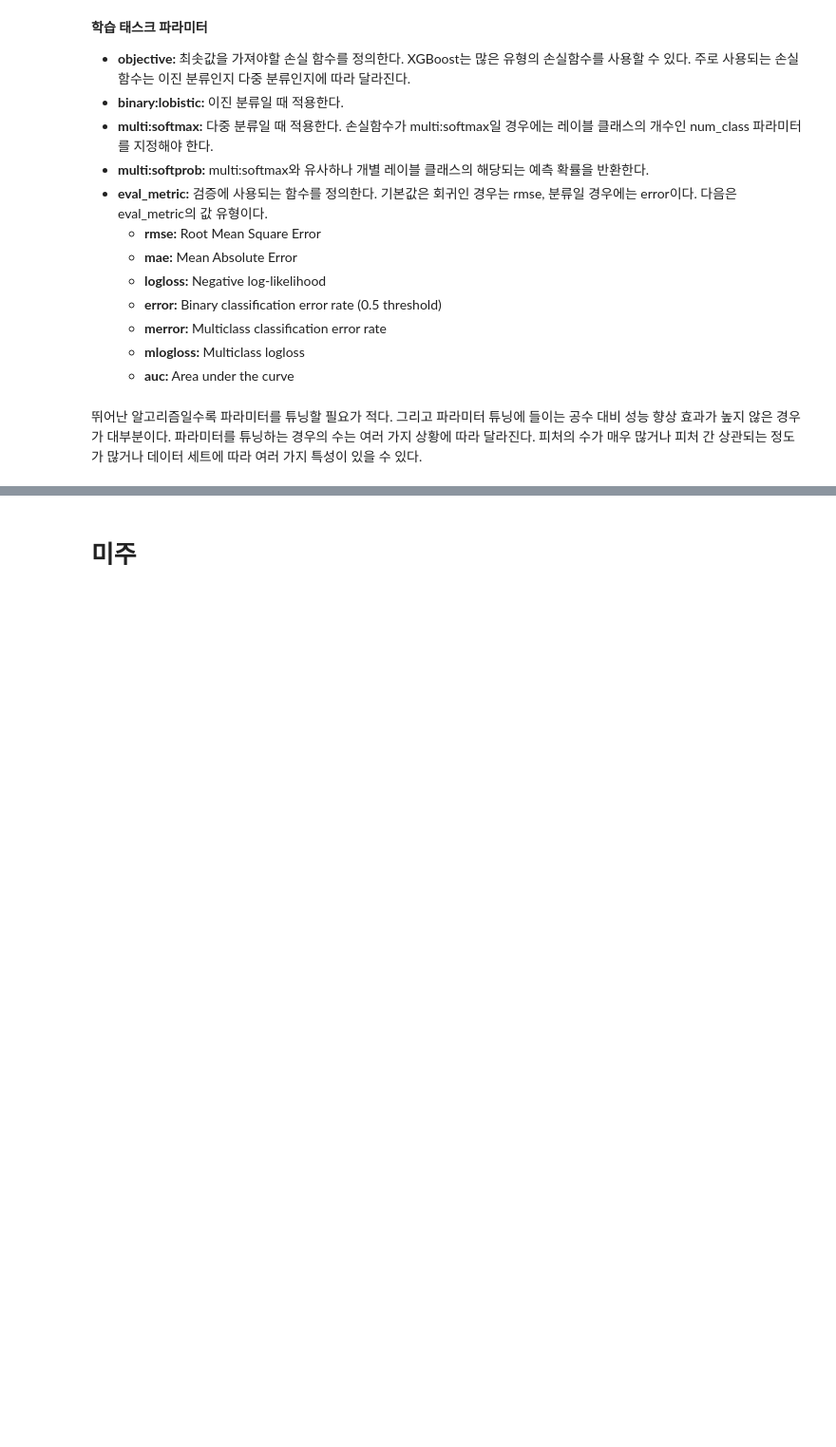
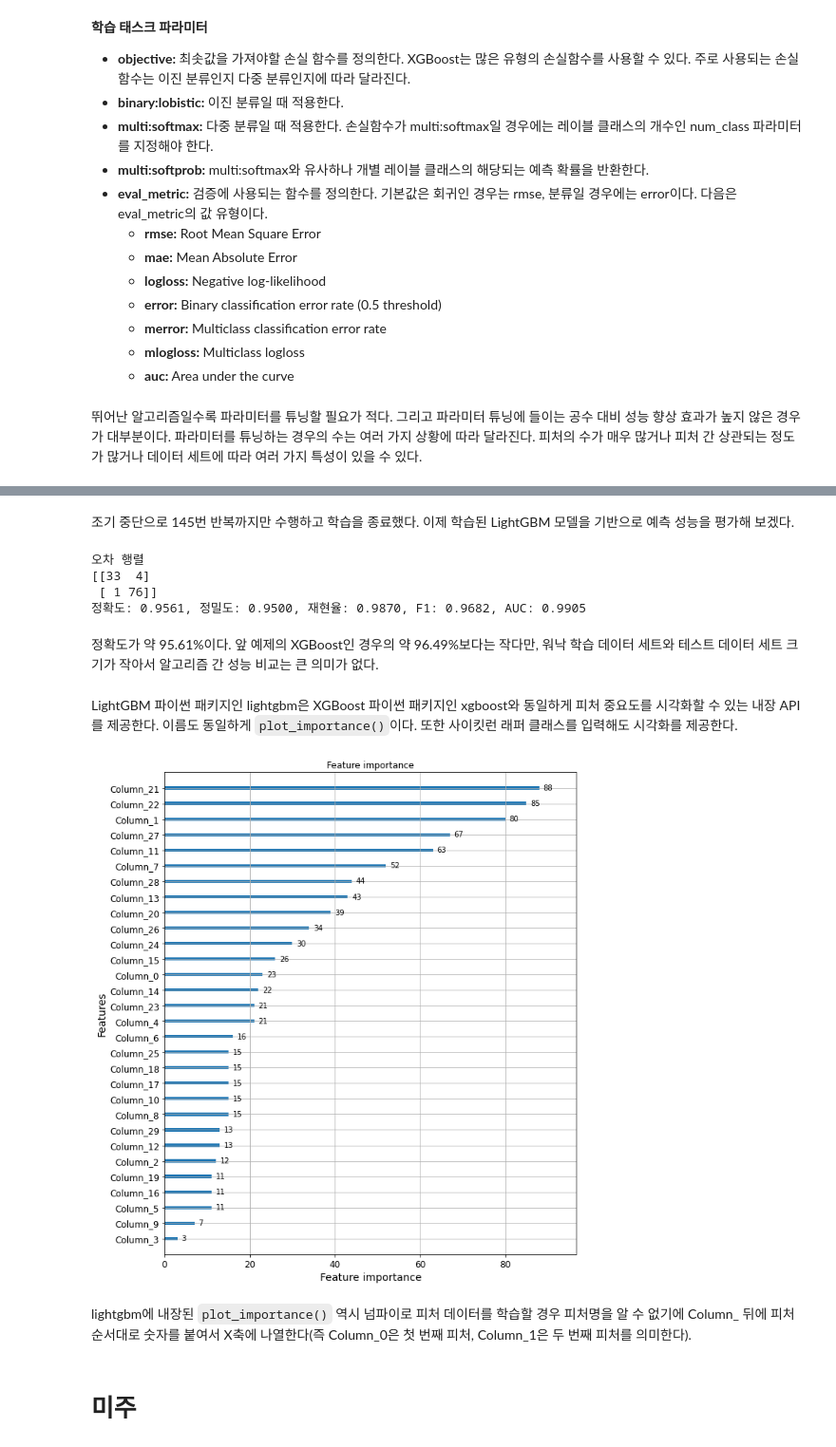
Before and after one commit to Sameta-cani/jwork, a Jupyter notebook: Boosting.ipynb, the cells around one changed output, grey strips where cells are left out. Shown at 95% size. Drawn from its saved outputs; the diff is of its cells as text; code cells hidden in the pictures; blank space fills up the shorter version.

```diff
--- a/Boosting.ipynb
+++ b/Boosting.ipynb
@@ -1021,0 +1182,25 @@ plt.show()
+# %%
+# LightGBM의 파이썬 패키지인 lightgbm에서 LGBMClassifier 임포트
+from lightgbm import LGBMClassifier
+
+import pandas as pd
+import numpy as np
+from sklearn.datasets import load_breast_cancer
+from sklearn.model_selection import train_test_split
+
+dataset = load_breast_cancer()
+ftr = dataset.data
+target = dataset.target
+
+# 전체 데이터 중 80%는 학습용 데이터, 20%는 테스트용 데이터 추출
+X_train, X_test, y_train, y_test = train_test_split(ftr, target, test_size=0.2, random_state=156)
+
+# 앞서 XGBoost와 동일하게 n_estimators는 400 설정
+lgbm_wrapper = LGBMClassifier(n_estimators=400)
+
+# LightGBM도 XGBoost와 동일하게 조기 중단 수행 가능
+evals = [(X_test, y_test)]
+lgbm_wrapper.fit(X_train, y_train, early_stopping_rounds=100, eval_metric="logloss",
+                 eval_set=evals, verbose=True)
+preds = lgbm_wrapper.predict(X_test)
+pred_proba = lgbm_wrapper.predict_proba(X_test)[:, 1]
@@ -1022,3 +1225,39 @@ plt.show()
+# %% [markdown]
+조기 중단으로 145번 반복까지만 수행하고 학습을 종료했다. 이제 학습된 LightGBM 모델을 기반으로 예측 성능을 평가해 보겠다.
+# %%
+confusion = confusion_matrix(y_test, preds)
+accuracy = accuracy_score(y_test, preds)
+precision = precision_score(y_test, preds)
+recall = recall_score(y_test, preds)
+f1 = f1_score(y_test, preds)
+roc_auc = roc_auc_score(y_test, pred_proba)
+
+print('오차 행렬')
+print(confusion)
+print('정확도: {0:.4f}, 정밀도: {1:.4f}, 재현율: {2:.4f}, \
+F1: {3:.4f}, AUC: {4:.4f}'.format(accuracy, precision, recall, f1, roc_auc))
+# %% [output]
+오차 행렬
+[[33  4]
+ [ 1 76]]
+정확도: 0.9561, 정밀도: 0.9500, 재현율: 0.9870, F1: 0.9682, AUC: 0.9905
+# %% [markdown]
+정확도가 약 95.61%이다. 앞 예제의 XGBoost인 경우의 약 96.49%보다는 작다만, 워낙 학습 데이터 세트와 테스트 데이터 세트 크기가 작아서 알고리즘 간 성능 비교는 큰 의미가 없다.
+# %% [markdown]
+LightGBM 파이썬 패키지인 lightgbm은 XGBoost 파이썬 패키지인 xgboost와 동일하게 피처 중요도를 시각화할 수 있는 내장 API를 제공한다. 이름도 동일하게 <code>plot_importance()</code>이다. 또한 사이킷런 래퍼 클래스를 입력해도 시각화를 제공한다.
+# %%
+# plot_importance()를 이용해 피처 중요도 시각화
+from lightgbm import plot_importance
+import matplotlib.pyplot as plt
+%matplotlib inline
+
+fig, ax = plt.subplots(figsize=(10, 12))
+plot_importance(lgbm_wrapper, ax=ax)
+plt.show()
+# %% [output]
+[figure, added]
+# %% [markdown]
+lightgbm에 내장된 <code>plot_importance()</code> 역시 넘파이로 피처 데이터를 학습할 경우 피처명을 알 수 없기에 Column_ 뒤에 피처 순서대로 숫자를 붙여서 X축에 나열한다(즉 Column_0은 첫 번째 피처, Column_1은 두 번째 피처를 의미한다).
 # %% [markdown]
 # 미주
 # %% [markdown]
```
Also changed, not shown: parts of 149 cells of this notebook, 8 other files.
